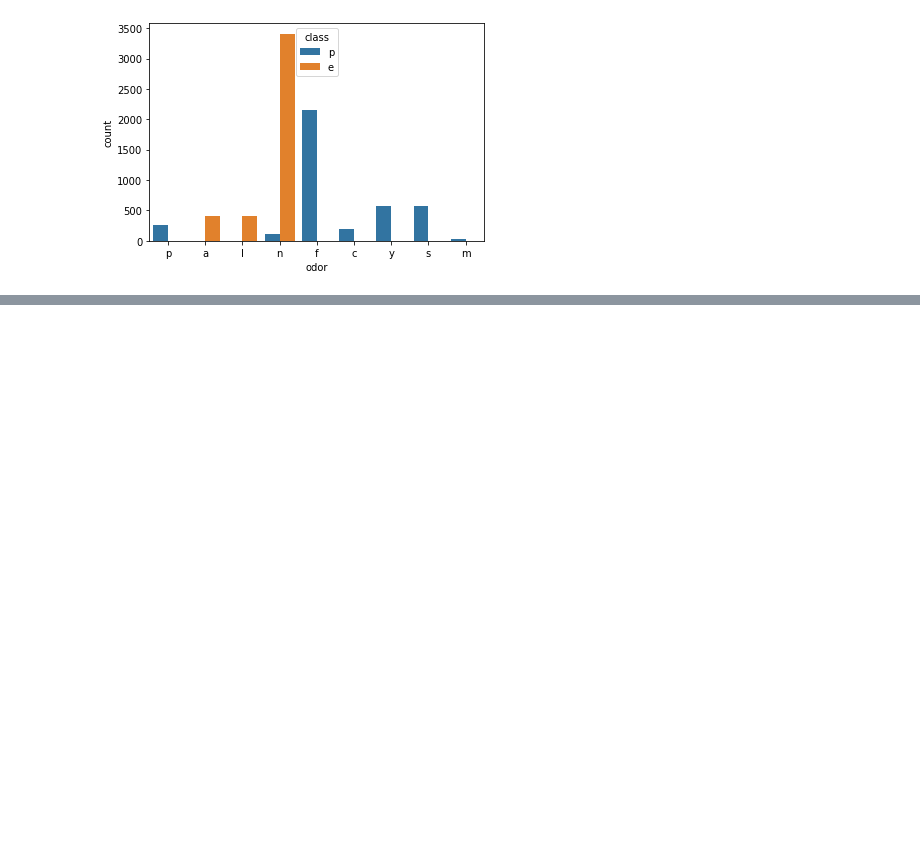
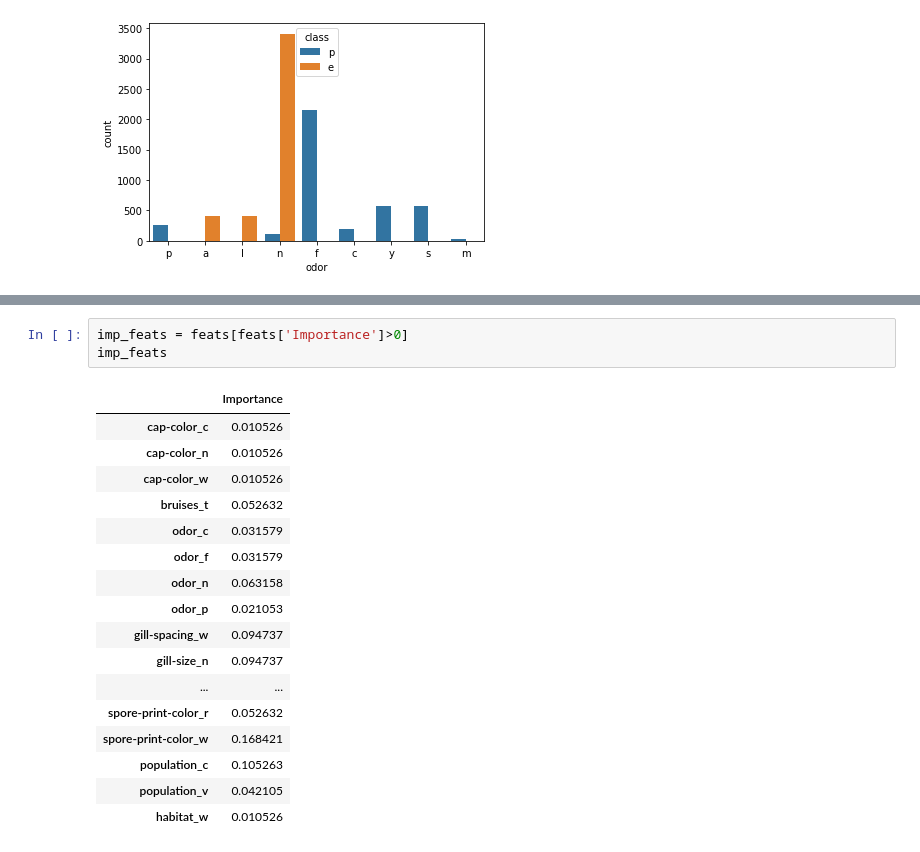
Before and after one commit to datascience-vivek/Adaboosting, a Jupyter notebook: Addaboosting_Mushroom.ipynb, the cells around one changed output, grey strips where cells are left out. Saved outputs shown, nothing was run; the diff lists cells and outputs as text; blank space fills up the shorter version.

```diff
--- a/Addaboosting_Mushroom.ipynb
+++ b/Addaboosting_Mushroom.ipynb
@@ -164,0 +226,21 @@ sns.countplot(data =df, x= 'odor', hue = 'class')
+# %%
+imp_feats = feats[feats['Importance']>0]
+imp_feats
+# %% [output]
+|  | Importance |
+| cap-color_c | 0.010526 |
+| cap-color_n | 0.010526 |
+| cap-color_w | 0.010526 |
+| bruises_t | 0.052632 |
+| odor_c | 0.031579 |
+| odor_f | 0.031579 |
+| odor_n | 0.063158 |
+| odor_p | 0.021053 |
+| gill-spacing_w | 0.094737 |
+| gill-size_n | 0.094737 |
+| ... | ... |
+| spore-print-color_r | 0.052632 |
+| spore-print-color_w | 0.168421 |
+| population_c | 0.105263 |
+| population_v | 0.042105 |
+| habitat_w | 0.010526 |
```
Also changed, not shown: parts of 8 cells of this notebook.
